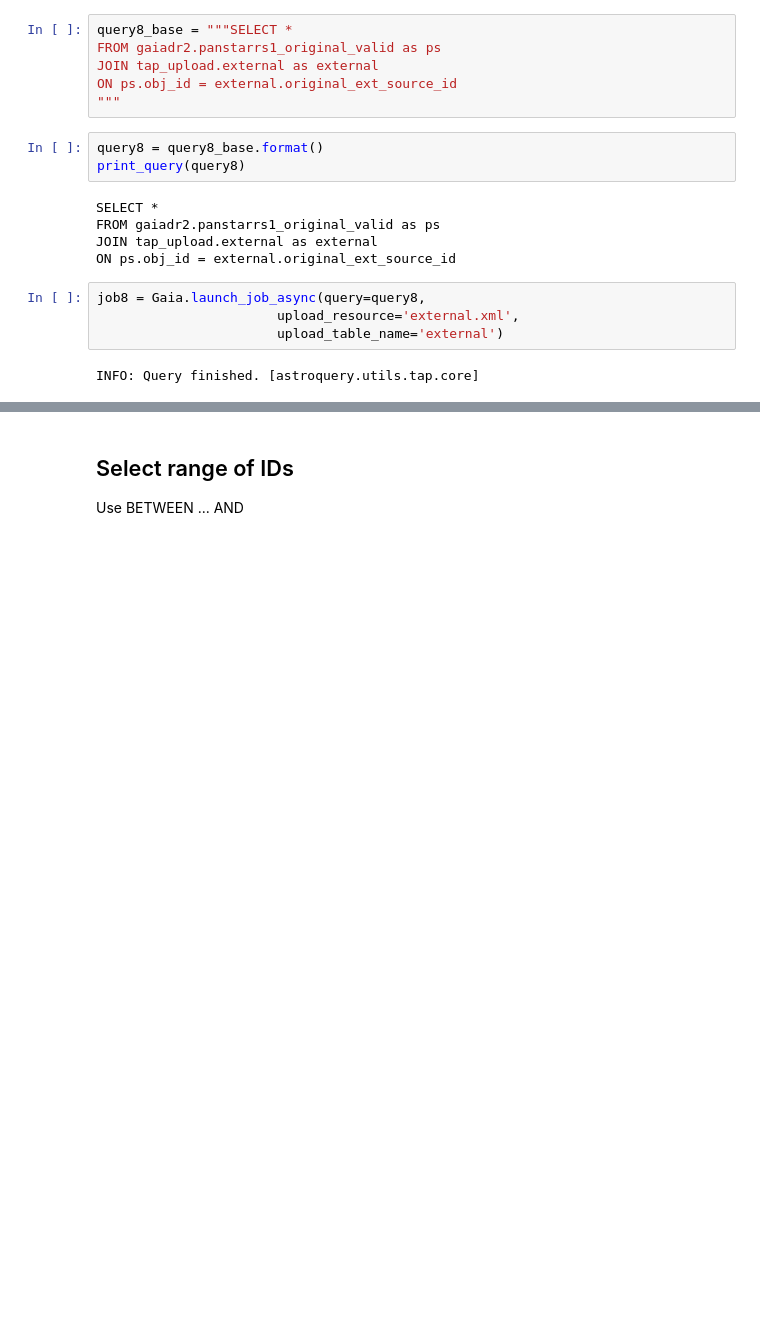
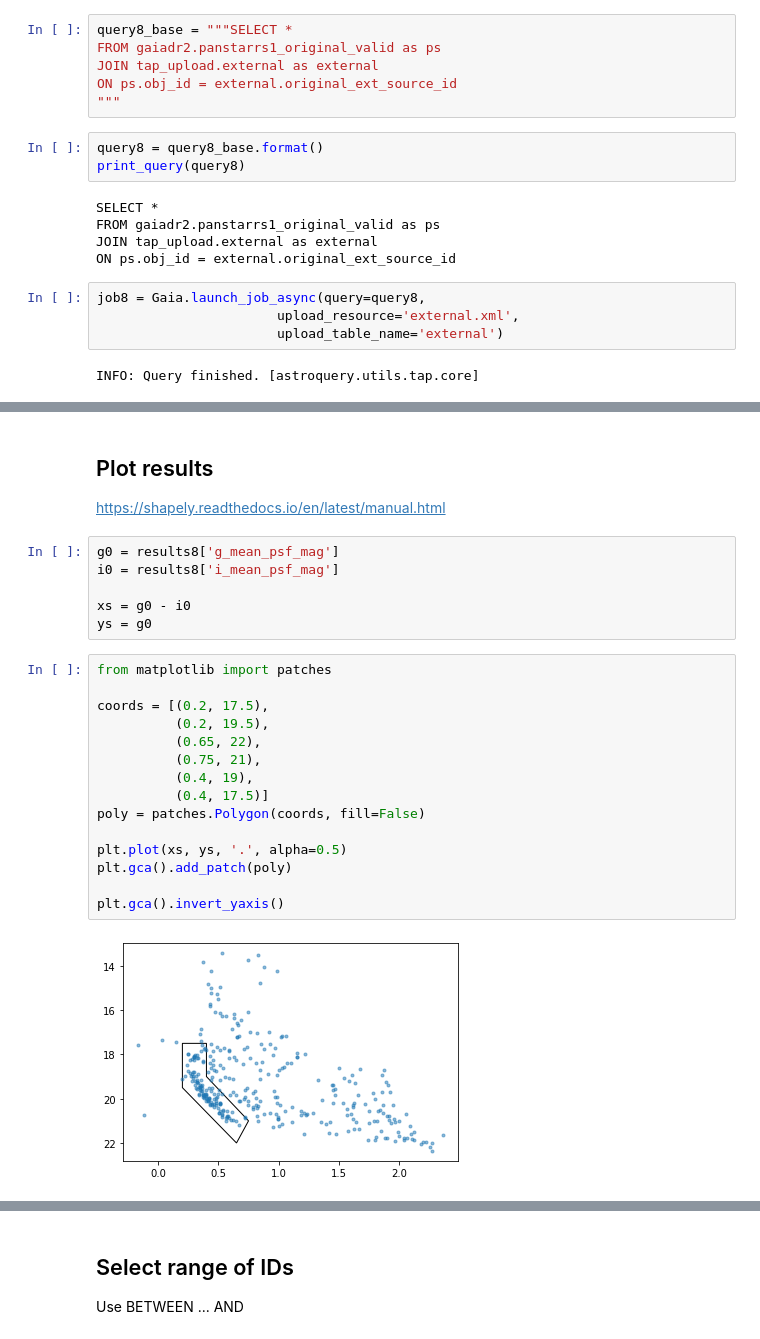
Before and after one commit to AllenDowney/GD1-DR2, a Jupyter notebook: notebooks/01-queries.ipynb, the cells around one changed output, grey strips where cells are left out. Saved outputs shown, nothing was run; the diff lists cells and outputs as text; blank space fills up the shorter version.

```diff
--- a/notebooks/01-queries.ipynb
+++ b/notebooks/01-queries.ipynb
@@ -1104,3 +1259,30 @@ Table length=345
 | PSO J095207.847+302348.069 | 144471480327016606 | 148.03267 | 30.396652 | 0.0075199999846518 | 0.00433999998494983 | 56248.836 | 19.9456996917725 | 0.0120280003175139 | ... |
 | PSO J095138.830+300807.116 | 144161479118092956 | 147.91174 | 30.135296 | 0.00614999979734421 | 0.00612000003457069 | 56221.645 | 20.2996997833252 | 0.0128030003979802 | ... |
 | PSO J095110.965+302232.028 | 144451477956931261 | 147.79564 | 30.375546 | 0.00831000041216612 | 0.0122600002214313 | 56111.94 | 16.2773990631104 | 0.00234899995848536 | ... |
+# %% [markdown]
+## Plot results
+
+https://shapely.readthedocs.io/en/latest/manual.html
+# %%
+g0 = results8['g_mean_psf_mag']
+i0 = results8['i_mean_psf_mag']
+
+xs = g0 - i0
+ys = g0
+# %%
+from matplotlib import patches
+
+coords = [(0.2, 17.5),
+          (0.2, 19.5),
+          (0.65, 22),
+          (0.75, 21),
+          (0.4, 19),
+          (0.4, 17.5)]
+poly = patches.Polygon(coords, fill=False)
+
+plt.plot(xs, ys, '.', alpha=0.5)
+plt.gca().add_patch(poly)
+
+plt.gca().invert_yaxis()
+# %% [output]
+[figure, added]
```
Also changed, not shown: parts of 43 cells of this notebook.
